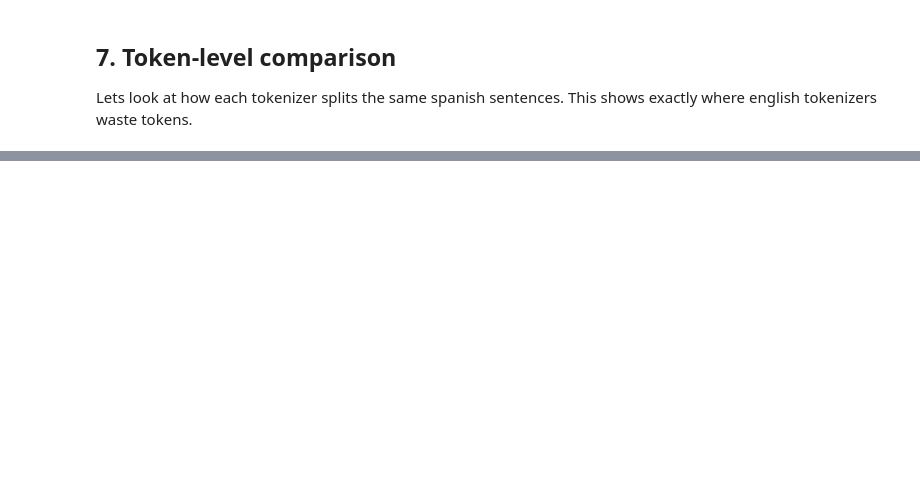
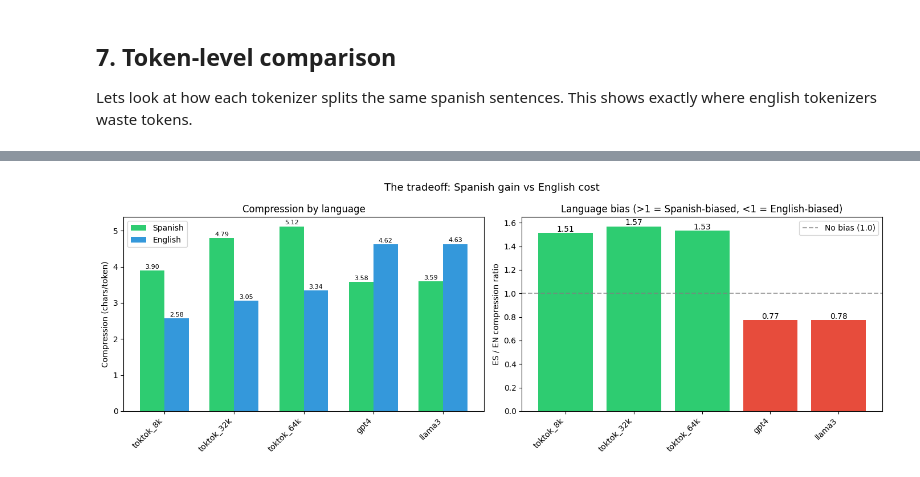
Before and after one commit to marcelo-earth/toktok, a Jupyter notebook: toktok.ipynb, the cells around one changed output, grey strips where cells are left out. Saved outputs shown, nothing was run; the diff lists cells and outputs as text; code cells hidden in the pictures; blank space fills up the shorter version.

```diff
--- a/toktok.ipynb
+++ b/toktok.ipynb
@@ -285,0 +394,84 @@ Our tokenizer follows Zipf's law nicely, meaning the vocabulary is well-distribu
+# %%
+# load english sample
+en_path = "data/en_wiki.txt"
+if not os.path.exists(en_path):
+    print(f"{en_path} not found — run: python download_data.py --english")
+else:
+    with open(en_path, "r", encoding="utf-8") as f:
+        en_sample = f.read(5_000_000)  # 5MB to match spanish sample
+    print(f"English sample: {len(en_sample):,} chars")
+    print(f"Spanish sample: {len(sample_text):,} chars")
+
+    # compression on both languages for every tokenizer
+    tradeoff_rows = []
+    tokenizers_all = {
+        **{name: ("sp", tok) for name, tok in models.items()},
+        "gpt4": ("tiktoken", gpt4_enc),
+        "llama3": ("hf", llama_tok),
+    }
+
+    for name, (tok_type, tok) in tokenizers_all.items():
+        es_tokens = count_tokens(sample_text, tok, tok_type)
+        en_tokens = count_tokens(en_sample, tok, tok_type)
+        es_comp = len(sample_text) / es_tokens
+        en_comp = len(en_sample) / en_tokens
+        tradeoff_rows.append({
+            "tokenizer": name,
+            "es_compression": es_comp,
+            "en_compression": en_comp,
+            "es_en_ratio": es_comp / en_comp,  # >1 = better at spanish, <1 = better at english
+        })
+
+    tdf = pd.DataFrame(tradeoff_rows)
+    print("\nCompression by language:")
+    print(tdf.to_string(index=False, float_format="%.2f"))
+
+    # plot: grouped bar chart
+    fig, axes = plt.subplots(1, 2, figsize=(14, 5))
+
+    # left: compression on each language
+    ax = axes[0]
+    x = np.arange(len(tdf))
+    width = 0.35
+    bars_es = ax.bar(x - width/2, tdf["es_compression"], width, label="Spanish", color="#2ecc71")
+    bars_en = ax.bar(x + width/2, tdf["en_compression"], width, label="English", color="#3498db")
+    ax.set_ylabel("Compression (chars/token)")
+    ax.set_title("Compression by language")
+    ax.set_xticks(x)
+    ax.set_xticklabels(tdf["tokenizer"], rotation=45, ha="right")
+    ax.legend()
+    for bar in bars_es:
+        ax.text(bar.get_x() + bar.get_width()/2, bar.get_height() + 0.05,
+                f"{bar.get_height():.2f}", ha="center", fontsize=8)
+    for bar in bars_en:
+        ax.text(bar.get_x() + bar.get_width()/2, bar.get_height() + 0.05,
+                f"{bar.get_height():.2f}", ha="center", fontsize=8)
+
+    # right: ES/EN ratio — shows the language bias
+    ax = axes[1]
+    colors_ratio = ["#2ecc71" if r > 1 else "#e74c3c" for r in tdf["es_en_ratio"]]
+    bars = ax.bar(tdf["tokenizer"], tdf["es_en_ratio"], color=colors_ratio)
+    ax.axhline(y=1.0, color="gray", linestyle="--", alpha=0.7, label="No bias (1.0)")
+    ax.set_ylabel("ES / EN compression ratio")
+    ax.set_title("Language bias (>1 = Spanish-biased, <1 = English-biased)")
+    ax.legend()
+    for bar, val in zip(bars, tdf["es_en_ratio"]):
+        ax.text(bar.get_x() + bar.get_width()/2, bar.get_height() + 0.01,
+                f"{val:.2f}", ha="center", fontsize=10)
+    plt.xticks(rotation=45, ha="right")
+
+    plt.suptitle("The tradeoff: Spanish gain vs English cost", fontsize=13)
+    plt.tight_layout()
+    plt.savefig("plots/tradeoff.png", dpi=150, bbox_inches="tight")
+    plt.show()
+
+    # quantify the degradation
+    gpt4_row = tdf[tdf["tokenizer"] == "gpt4"].iloc[0]
+    toktok32_row = tdf[tdf["tokenizer"] == "toktok_32k"].iloc[0]
+    es_gain = (toktok32_row["es_compression"] / gpt4_row["es_compression"] - 1) * 100
+    en_cost = (1 - toktok32_row["en_compression"] / gpt4_row["en_compression"]) * 100
+    print(f"\ntoktok_32k vs GPT-4:")
+    print(f"  Spanish gain: +{es_gain:.1f}% better compression")
+    print(f"  English cost: -{en_cost:.1f}% worse compression")
+    print(f"  Verdict: {'Worth it for Spanish-only workloads' if es_gain > en_cost else 'Mixed — consider bilingual needs'}")
+# %% [output]
@@ -285,0 +488 @@ Our tokenizer follows Zipf's law nicely, meaning the vocabulary is well-distribu
+[figure, added]
```
Also changed, not shown: parts of 17 cells of this notebook, 5 other files.
